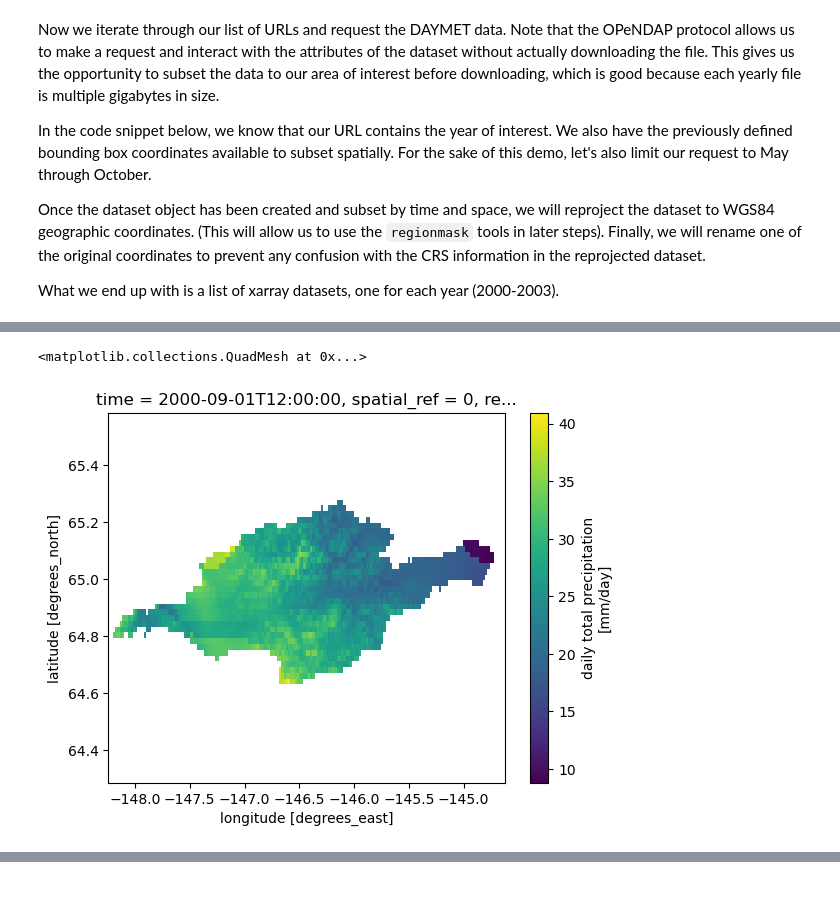
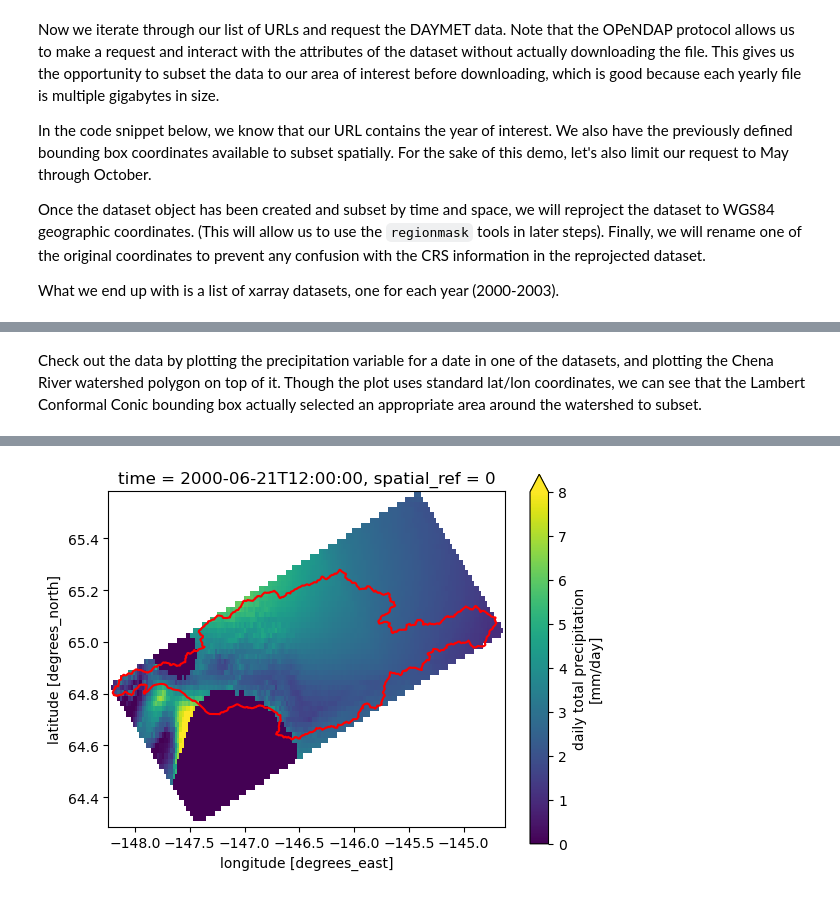
Before and after one commit to ua-snap/ardac-toolbox, a Jupyter notebook: notebooks/daymet_access.ipynb, the cells around one changed output, grey strips where cells are left out. Drawn from its saved outputs; the diff is of its cells as text; code cells hidden in the pictures.

Commit message:
add gauge data and plots, finish nb

```diff
--- a/notebooks/daymet_access.ipynb
+++ b/notebooks/daymet_access.ipynb
@@ -211,6 +145,8 @@ prcp_7day_sum = chena_huc8['prcp'].rolling(time=7, center=True).sum()
-# %%
-#plot the summed data on the same date
-prcp_7day_sum.sel(time='2000-09-01').plot()
-# %% [output]
-<matplotlib.collections.QuadMesh at 0x...>
-[figure, removed]
+# %% [markdown]
+Check out the data by plotting the precipitation variable for a date in one of the datasets, and plotting the Chena River watershed polygon on top of it. Though the plot uses standard lat/lon coordinates, we can see that the Lambert Conformal Conic bounding box actually selected an appropriate area around the watershed to subset.
+# %%
+fig, ax = plt.subplots()
+
+datasets[0].prcp.sel(time='06-21-2000').plot(ax=ax, vmin=0, vmax=8)
+gdf_4326.boundary.plot(ax=ax, color='red')
+# %% [output]
@@ -216,0 +154 @@ prcp_7day_sum.sel(time='2000-09-01').plot()
+[figure, added]
```
Also changed, not shown: parts of 38 cells of this notebook.
